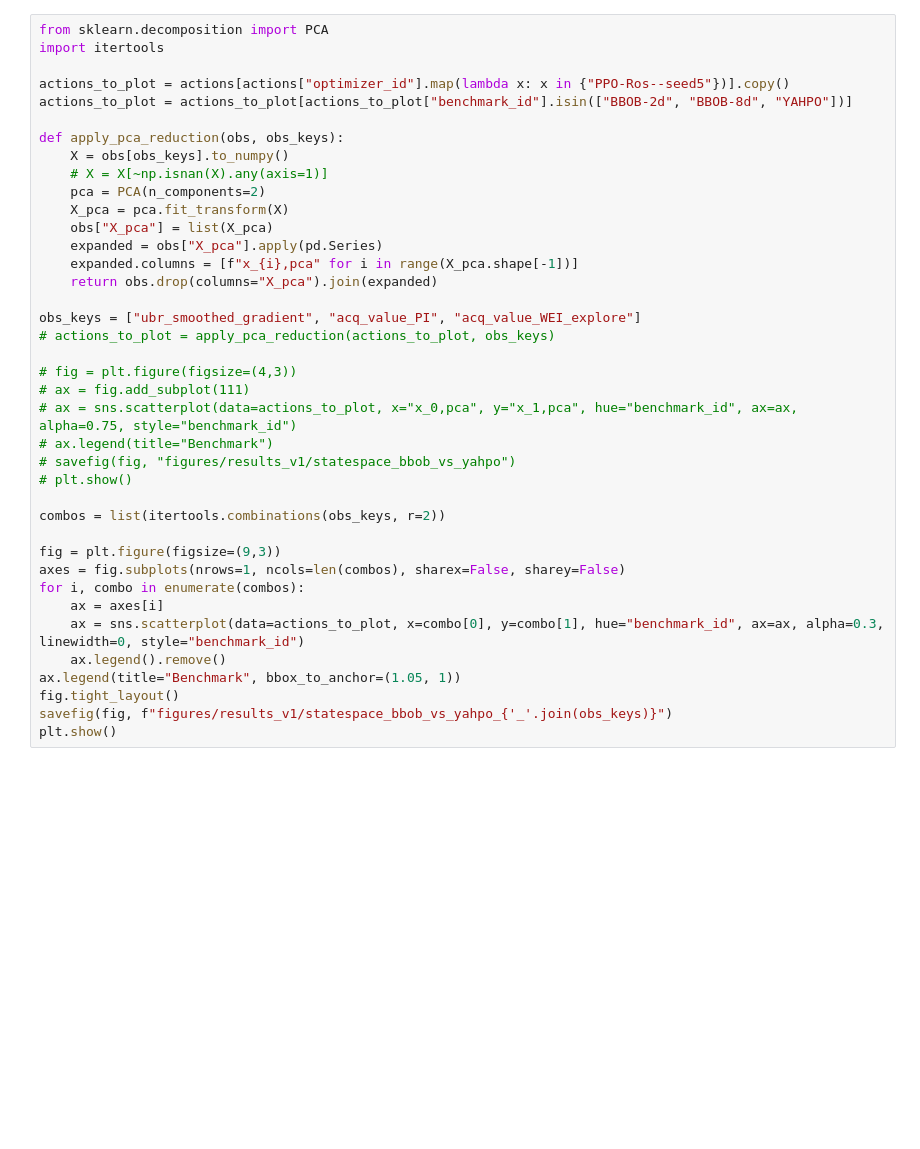
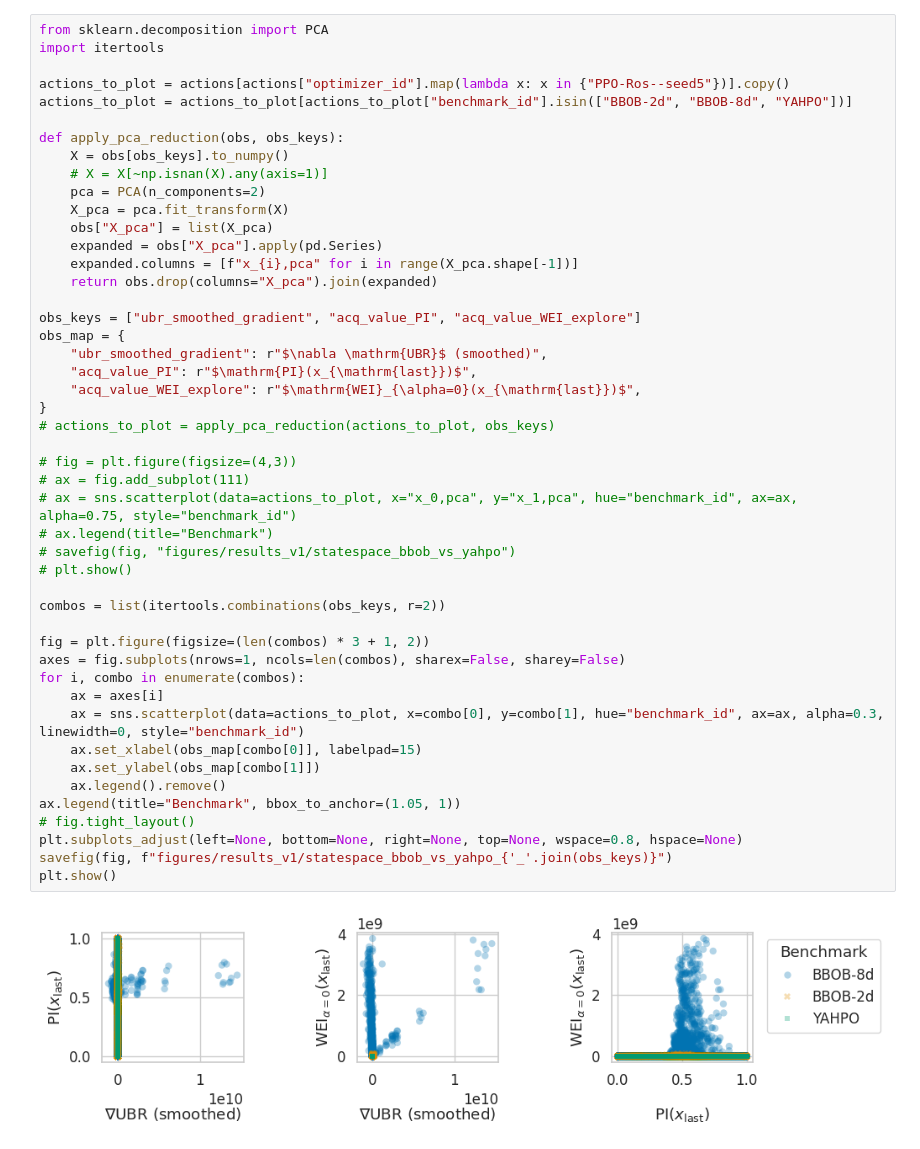
Before and after one commit to automl-private/dacboenv, a Jupyter notebook: notebooks/inspect_policy.ipynb, the cells around one changed output. Drawn from its saved outputs; the diff is of its cells as text; blank space fills up the shorter version.

```diff
--- a/notebooks/inspect_policy.ipynb
+++ b/notebooks/inspect_policy.ipynb
@@ -474,32 +559,42 @@ actions_to_plot = actions_to_plot[actions_to_plot["benchmark_id"].isin(["BBOB-2d
 def apply_pca_reduction(obs, obs_keys):
     X = obs[obs_keys].to_numpy()
     # X = X[~np.isnan(X).any(axis=1)]
     pca = PCA(n_components=2)
     X_pca = pca.fit_transform(X)
     obs["X_pca"] = list(X_pca)
     expanded = obs["X_pca"].apply(pd.Series)
     expanded.columns = [f"x_{i},pca" for i in range(X_pca.shape[-1])]
     return obs.drop(columns="X_pca").join(expanded)
 
 obs_keys = ["ubr_smoothed_gradient", "acq_value_PI", "acq_value_WEI_explore"]
+obs_map = {
+    "ubr_smoothed_gradient": r"$\nabla \mathrm{UBR}$ (smoothed)",
+    "acq_value_PI": r"$\mathrm{PI}(x_{\mathrm{last}})$",
+    "acq_value_WEI_explore": r"$\mathrm{WEI}_{\alpha=0}(x_{\mathrm{last}})$",
+}
 # actions_to_plot = apply_pca_reduction(actions_to_plot, obs_keys)
 
 # fig = plt.figure(figsize=(4,3))
 # ax = fig.add_subplot(111)
 # ax = sns.scatterplot(data=actions_to_plot, x="x_0,pca", y="x_1,pca", hue="benchmark_id", ax=ax, alpha=0.75, style="benchmark_id")
 # ax.legend(title="Benchmark")
 # savefig(fig, "figures/results_v1/statespace_bbob_vs_yahpo")
 # plt.show()
 
 combos = list(itertools.combinations(obs_keys, r=2))
 
-fig = plt.figure(figsize=(9,3))
+fig = plt.figure(figsize=(len(combos) * 3 + 1, 2))
 axes = fig.subplots(nrows=1, ncols=len(combos), sharex=False, sharey=False)
 for i, combo in enumerate(combos):
     ax = axes[i]
     ax = sns.scatterplot(data=actions_to_plot, x=combo[0], y=combo[1], hue="benchmark_id", ax=ax, alpha=0.3, linewidth=0, style="benchmark_id")
+    ax.set_xlabel(obs_map[combo[0]], labelpad=15)
+    ax.set_ylabel(obs_map[combo[1]])
     ax.legend().remove()
 ax.legend(title="Benchmark", bbox_to_anchor=(1.05, 1))
-fig.tight_layout()
+# fig.tight_layout()
+plt.subplots_adjust(left=None, bottom=None, right=None, top=None, wspace=0.8, hspace=None)
 savefig(fig, f"figures/results_v1/statespace_bbob_vs_yahpo_{'_'.join(obs_keys)}")
 plt.show()
+# %% [output]
+[figure, added]
```
Also changed, not shown: parts of 16 cells of this notebook.
